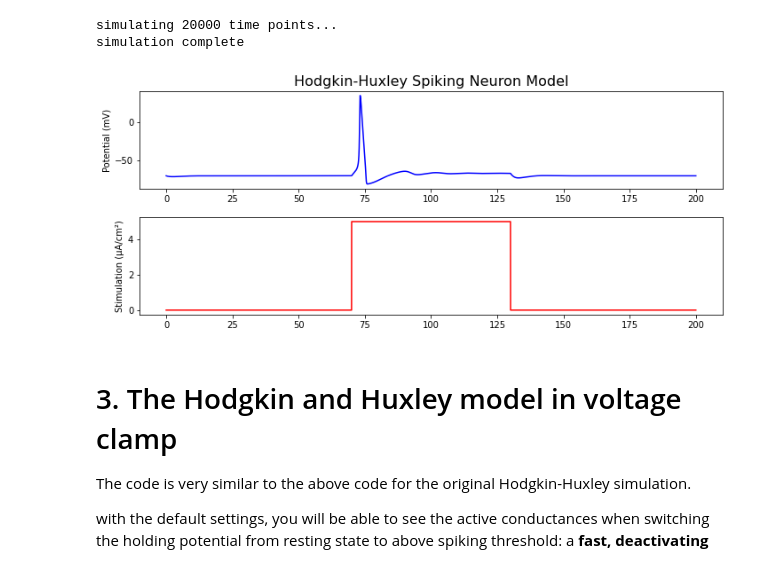
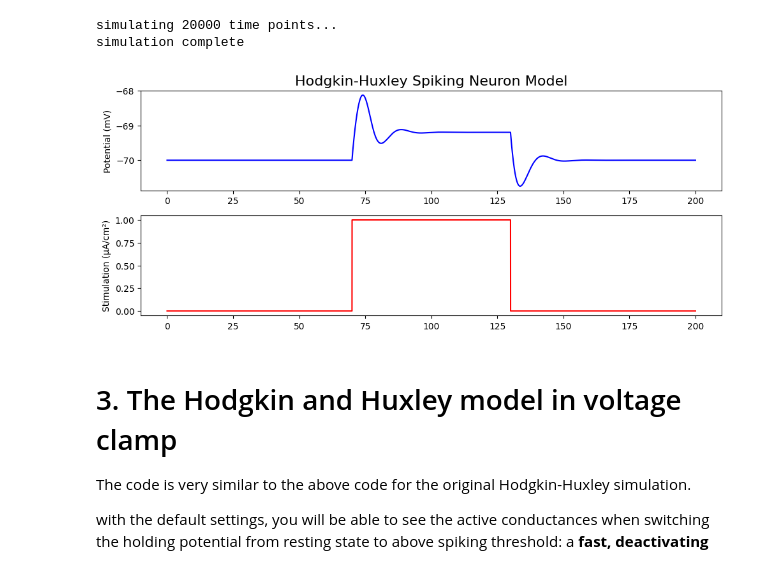
Before and after one commit to PTRRupprecht/Hodgkin-Huxley-CC-VC, a Jupyter notebook: Hodgkin_Huxley_in_current_and_voltage_clamp.ipynb, the cells around one changed output. Saved outputs shown, nothing was run; the diff lists cells and outputs as text; code cells hidden in the pictures.

```diff
--- a/Hodgkin_Huxley_in_current_and_voltage_clamp.ipynb
+++ b/Hodgkin_Huxley_in_current_and_voltage_clamp.ipynb
@@ -174,7 +174,7 @@ model.ENa = 115  # typically 115
 
 # customize a stimulus waveform
 stim = np.zeros(20000)
-stim[7000:13000] = 5  # add a square pulse
+stim[7000:13000] = 1  # add a square pulse
 
 # simulate the model cell using the custom waveform
 sim = Simulation(model)
@@ -185,35 +185,35 @@ simulation complete
 # %%
 # plot the results with MatPlotLib
 plt.figure(figsize=(10, 8))
 
 ax1 = plt.subplot(411)
 ax1.plot(sim.times, sim.Vm - 70, color='b')
 ax1.set_ylabel("Potential (mV)")
-ax1.set_title("Hodgkin-Huxley Spiking Neuron Model", fontSize=16)
+ax1.set_title("Hodgkin-Huxley Spiking Neuron Model", fontsize=16)
 
 ax2 = plt.subplot(412)
 ax2.plot(sim.times, stim, color='r')
 ax2.set_ylabel("Stimulation (µA/cm²)")
 
 #ax3 = plt.subplot(413, sharex=ax1)
 #ax3.plot(sim.times, sim.StateH, label='h')
 #ax3.plot(sim.times, sim.StateM, label='m')
 #ax3.plot(sim.times, sim.StateN, label='n')
 #ax3.set_ylabel("Activation (frac)")
 #ax3.legend()
 
 #ax4 = plt.subplot(414, sharex=ax1)
 #ax4.plot(sim.times, sim.INa, label='VGSC')
 #ax4.plot(sim.times, sim.IK, label='VGKC')
 #ax4.plot(sim.times, sim.IKleak, label='KLeak')
 #ax4.set_ylabel("Current (µA/cm²)")
 #ax4.set_xlabel("Simulation Time (milliseconds)")
 #ax4.legend()
 
 plt.tight_layout()
 plt.show()
 # %% [output]
-[figure, old version]
+[figure, new version]
 # %% [markdown]
 # 3. The Hodgkin and Huxley model in voltage clamp
 
```
Also changed, not shown: parts of 2 cells of this notebook.
